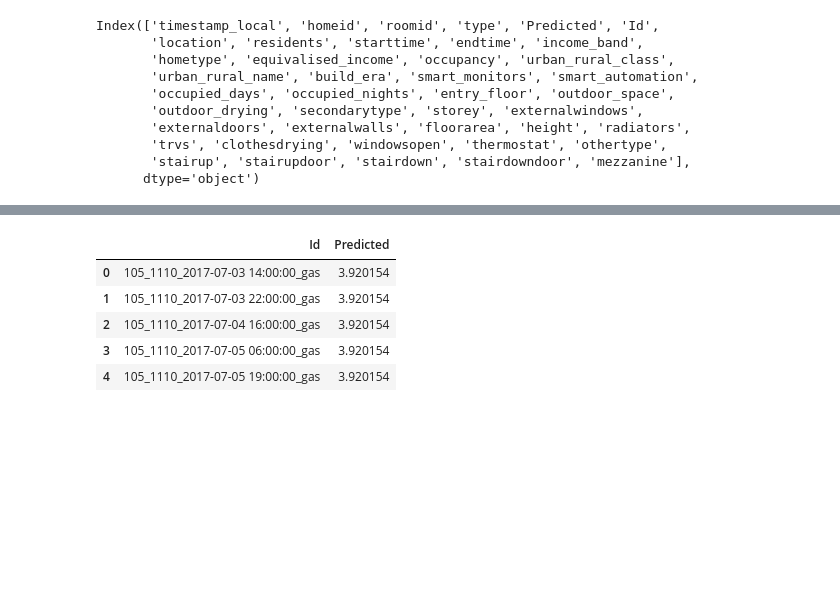
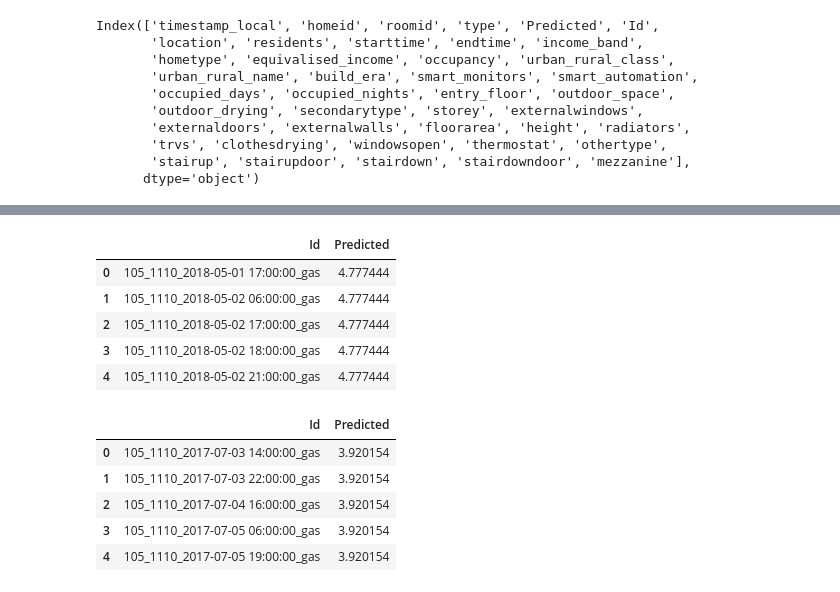
Before and after one commit to Julian200019/DataScience2024, a Jupyter notebook: Xmas_Challenge/ideal_eda.ipynb, the cells around one changed output, grey strips where cells are left out. Saved outputs shown, nothing was run; the diff lists cells and outputs as text; code cells hidden in the pictures; blank space fills up the shorter version.

Commit message:
Erfolgreiche Erstellung/ Vorhersage

```diff
--- a/Xmas_Challenge/ideal_eda.ipynb
+++ b/Xmas_Challenge/ideal_eda.ipynb
@@ -395,3 +399,22 @@ energy_test_merged.shape
+# %%
+# Ausgabe nur mit Id und Vorhersagen
+output = pd.DataFrame({
+    'Id': energy_test_merged['Id'],
+    'Predicted': preds
+})
+
+# Display the first few rows for preview
+display(output.head())  # Display only a few rows for preview
+
+# Safe output to csv file
+output.to_csv('predicted_energy_test2.csv', index=False)
+# %% [output]
+|  | Id | Predicted |
+| 0 | 105_1110_2018-05-01 17:00:00_gas | 4.777444 |
+| 1 | 105_1110_2018-05-02 06:00:00_gas | 4.777444 |
+| 2 | 105_1110_2018-05-02 17:00:00_gas | 4.777444 |
+| 3 | 105_1110_2018-05-02 18:00:00_gas | 4.777444 |
+| 4 | 105_1110_2018-05-02 21:00:00_gas | 4.777444 |
 # %%
 # Erstelle eine neue Spalte 'type_original' mit den ursprünglichen Werten von 'type'
 energy_test_merged['type_original'] = energy_test_merged['type']
```
Also changed, not shown: parts of 15 cells of this notebook.
